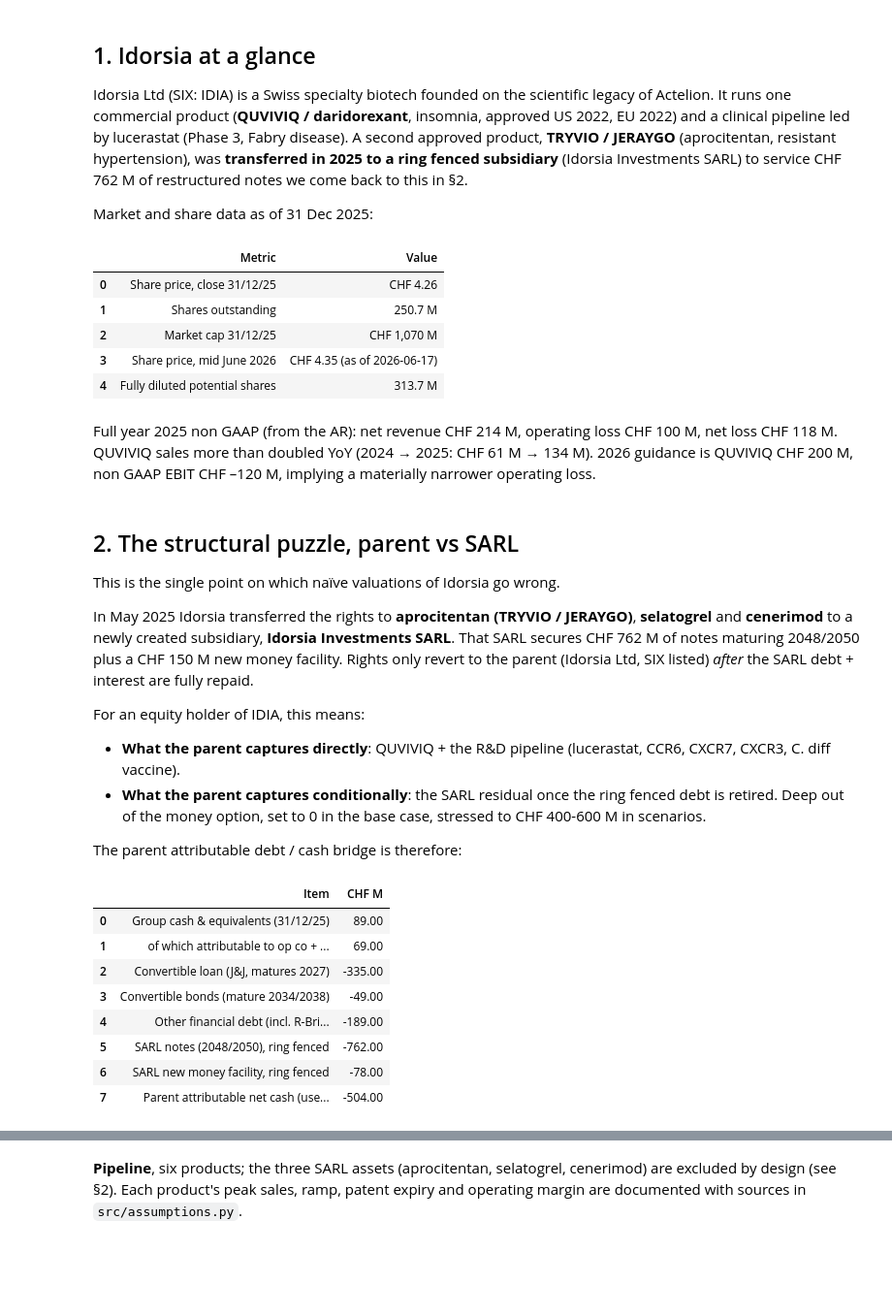
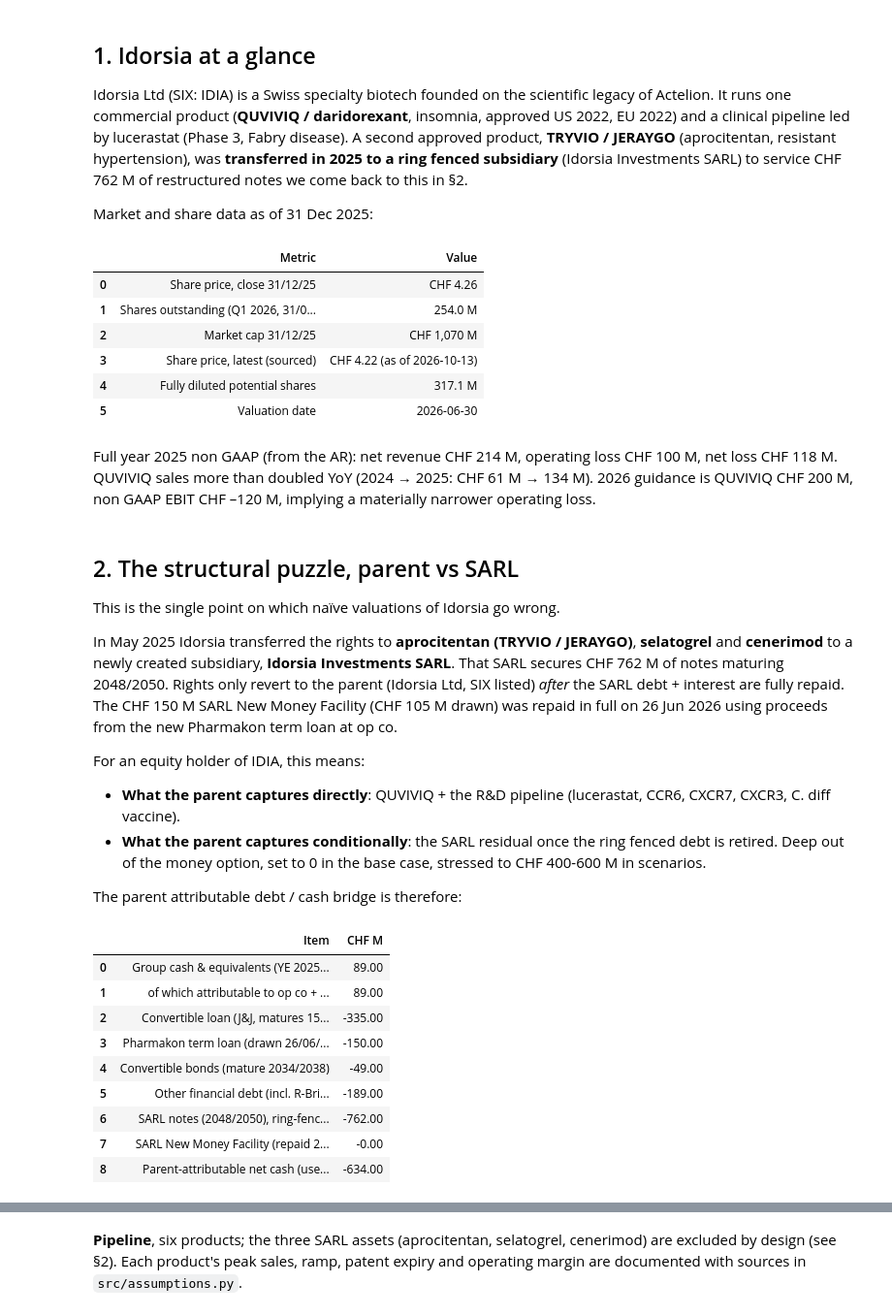
Before and after one commit to DimitriPr/rnpv-idorsia-valuation, a Jupyter notebook: notebooks/analysis.ipynb, the cells around one changed output, grey strips where cells are left out. Shown at 97% size. Drawn from its saved outputs; the diff is of its cells as text; code cells hidden in the pictures; blank space fills up the shorter version.

```diff
--- a/notebooks/analysis.ipynb
+++ b/notebooks/analysis.ipynb
@@ -51,8 +52,12 @@ Market and share data as of 31 Dec 2025:
 # %%
 snapshot = pd.DataFrame({
     "Metric": [
-        "Share price, close 31/12/25", "Shares outstanding", "Market cap 31/12/25",
-        "Share price, mid June 2026", "Fully diluted potential shares",
+        "Share price, close 31/12/25",
+        "Shares outstanding (Q1 2026, 31/03/26)",
+        "Market cap 31/12/25",
+        f"Share price, latest ({A.SHARE_PRICE_STATUS})",
+        "Fully diluted potential shares",
+        "Valuation date",
     ],
     "Value": [
         f"CHF {A.SHARE_PRICE_YE2025_CHF:.2f}",
@@ -60,16 +65,18 @@ snapshot = pd.DataFrame({
         f"CHF {A.MARKET_CAP_YE2025_CHF_M:,.0f} M",
         f"CHF {A.SHARE_PRICE_CURRENT_CHF:.2f}  (as of {A.SHARE_PRICE_CURRENT_AS_OF})",
         f"{A.POTENTIAL_SHARES_FULLY_DILUTED_M:.1f} M",
+        A.VALUATION_DATE,
     ],
 })
 snapshot
 # %% [output]
 |  | Metric | Value |
 | 0 | Share price, close 31/12/25 | CHF 4.26 |
-| 1 | Shares outstanding | 250.7 M |
+| 1 | Shares outstanding (Q1 2026, 31/0... | 254.0 M |
 | 2 | Market cap 31/12/25 | CHF 1,070 M |
-| 3 | Share price, mid June 2026 | CHF 4.35 (as of 2026-06-17) |
-| 4 | Fully diluted potential shares | 313.7 M |
+| 3 | Share price, latest (sourced) | CHF 4.22 (as of 2026-10-13) |
+| 4 | Fully diluted potential shares | 317.1 M |
+| 5 | Valuation date | 2026-06-30 |
 # %% [markdown]
 Full year 2025 non GAAP (from the AR): net revenue CHF 214 M, operating
 loss CHF 100 M, net loss CHF 118 M. QUVIVIQ sales more than doubled YoY
@@ -83,9 +90,10 @@ This is the single point on which naïve valuations of Idorsia go wrong.
 In May 2025 Idorsia transferred the rights to **aprocitentan (TRYVIO /
 JERAYGO)**, **selatogrel** and **cenerimod** to a newly created
 subsidiary, **Idorsia Investments SARL**. That SARL secures CHF 762 M of
-notes maturing 2048/2050 plus a CHF 150 M new money facility. Rights only
-revert to the parent (Idorsia Ltd, SIX listed) *after* the SARL debt +
-interest are fully repaid.
+notes maturing 2048/2050. Rights only revert to the parent (Idorsia Ltd,
+SIX listed) *after* the SARL debt + interest are fully repaid. The CHF
+150 M SARL New Money Facility (CHF 105 M drawn) was repaid in full on
+26 Jun 2026 using proceeds from the new Pharmakon term loan at op co.
 
 For an equity holder of IDIA, this means:
 
@@ -99,34 +107,37 @@ The parent attributable debt / cash bridge is therefore:
 # %%
 bs = pd.DataFrame({
     "Item": [
-        "Group cash & equivalents (31/12/25)",
-        "  of which attributable to op co + parent (approx)",
-        "Convertible loan (J&J, matures 2027)",
+        "Group cash & equivalents (YE 2025, upper bound at 30/06/26)",
+        "  of which attributable to op co + parent (placeholder)",
+        "Convertible loan (J&J, matures 15/06/2027)",
+        "Pharmakon term loan (drawn 26/06/2026, matures 2031)",
         "Convertible bonds (mature 2034/2038)",
-        "Other financial debt (incl. R-Bridge)",
-        "SARL notes (2048/2050), ring fenced",
-        "SARL new money facility, ring fenced",
-        "Parent attributable net cash (used in bridge)",
+        "Other financial debt (incl. R-Bridge, IFRS 16 leases)",
+        "SARL notes (2048/2050), ring-fenced, non-recourse",
+        "SARL New Money Facility (repaid 26/06/2026)",
+        "Parent-attributable net cash (used in bridge)",
     ],
     "CHF M": [
         A.CASH_YE2025_CHF_M,
         A.PARENT_ATTRIBUTABLE_CASH_CHF_M,
         -A.DEBT_CONVERTIBLE_LOAN_JJ_CHF_M,
+        -A.DEBT_PHARMAKON_LOAN_CHF_M,
         -A.DEBT_CONVERTIBLE_BONDS_CHF_M,
         -A.DEBT_OTHER_FINANCIAL_CHF_M,
         -A.DEBT_NOTES_SARL_CHF_M,
         -A.DEBT_NEW_MONEY_FACILITY_CHF_M,
         A.parent_net_cash_chf_m(),
     ],
 })
 bs
 # %% [output]
 |  | Item | CHF M |
-| 0 | Group cash & equivalents (31/12/25) | 89.00 |
-| 1 | of which attributable to op co + ... | 69.00 |
-| 2 | Convertible loan (J&J, matures 2027) | -335.00 |
-| 3 | Convertible bonds (mature 2034/2038) | -49.00 |
-| 4 | Other financial debt (incl. R-Bri... | -189.00 |
-| 5 | SARL notes (2048/2050), ring fenced | -762.00 |
-| 6 | SARL new money facility, ring fenced | -78.00 |
-| 7 | Parent attributable net cash (use... | -504.00 |
+| 0 | Group cash & equivalents (YE 2025... | 89.00 |
+| 1 | of which attributable to op co + ... | 89.00 |
+| 2 | Convertible loan (J&J, matures 15... | -335.00 |
+| 3 | Pharmakon term loan (drawn 26/06/... | -150.00 |
+| 4 | Convertible bonds (mature 2034/2038) | -49.00 |
+| 5 | Other financial debt (incl. R-Bri... | -189.00 |
+| 6 | SARL notes (2048/2050), ring-fenc... | -762.00 |
+| 7 | SARL New Money Facility (repaid 2... | -0.00 |
+| 8 | Parent-attributable net cash (use... | -634.00 |
```
Also changed, not shown: parts of 20 cells of this notebook, 3 other files.
